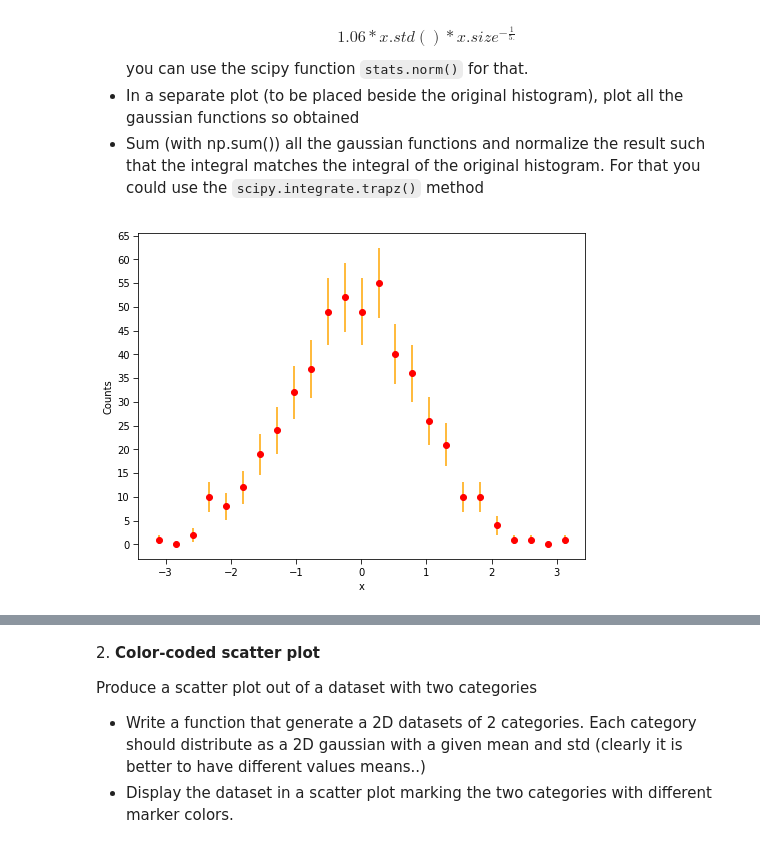
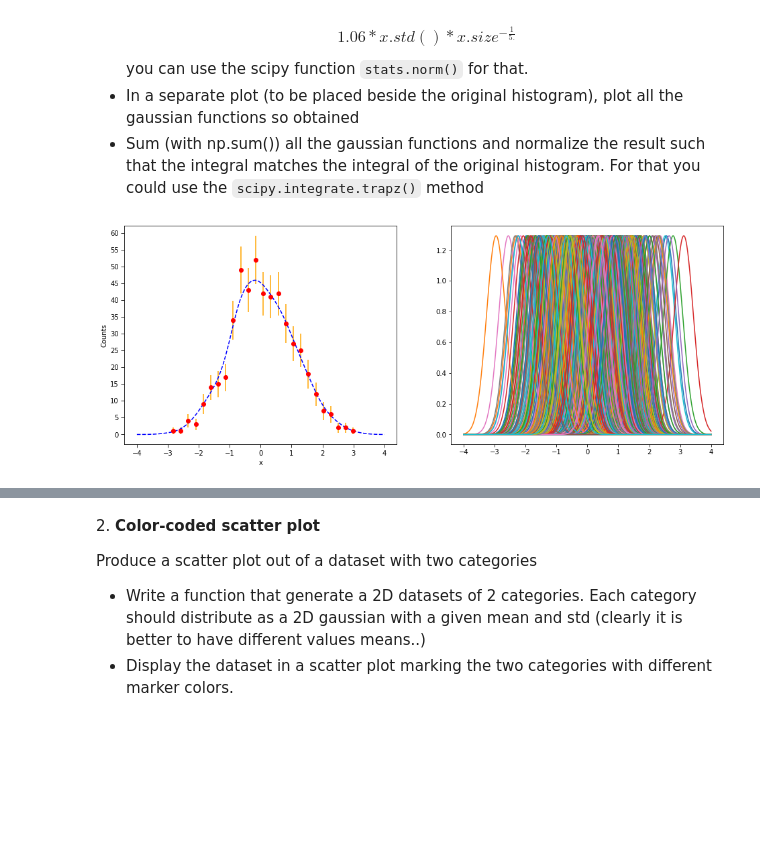
Before and after one commit to marcolorenzato00/LaboratoryOfComputationalPhysics_Y8, a Jupyter notebook: 07ex_Visualization.ipynb, the cells around one changed output, grey strips where cells are left out. Saved outputs shown, nothing was run; the diff lists cells and outputs as text; code cells hidden in the pictures; blank space fills up the shorter version.

```diff
--- a/07ex_Visualization.ipynb
+++ b/07ex_Visualization.ipynb
@@ -24,23 +25,37 @@ from scipy.stats import norm
 # %%
 mean = 0
 std = 1
 count = 500
+nbins = 25
 
-fig, ax = plt.subplots(figsize=(8,6))
+fig, (ax, ax_b) = plt.subplots(nrows=1, ncols=2, figsize=(16,6))
+
 x = np.random.normal(mean, std, count)
-
-bin_count, bins = np.histogram(x, bins=25)
+bin_count, bins = np.histogram(x, nbins)
+bin_center = (bins[1:] + bins[:-1]) / 2
 #ax.hist(x, bins=25, histtype = 'step')
 #ax.hist(bins[:-1], bins, weights=bin_count)
 bin_error = []
 for b in bin_count:
     bin_error.append(sqrt(b))
 
-ax.errorbar(bins[:-1], bin_count, bin_error, fmt='or', ecolor='orange')
+ax.errorbar(bin_center, bin_count, bin_error, fmt='or', ecolor='orange')
 ax.set_xlabel("x")
 ax.set_ylabel("Counts")
 ax.tick_params(which="major", length=5)
 ax.yaxis.set_major_locator(MultipleLocator(5))
+
+l = np.linspace(-4, 4, 500)
+total_gauss = np.zeros_like(l)
+for element in x:
+    x_std = 1.06 * x.std() * x.size**(-1/5)
+    gauss = norm.pdf(l, loc=element, scale=x_std)
+    ax_b.plot(l, gauss)
+    total_gauss += gauss
+
+total_gauss *= scipy.integrate.trapezoid(bin_count, bin_center) / scipy.integrate.trapezoid(total_gauss, l)
+
+ax.plot(l, total_gauss, linestyle='--', c='b')
 plt.show()
 # %% [output]
-[figure, old version]
+[figure, new version]
```
Also changed, not shown: parts of 3 cells of this notebook.
